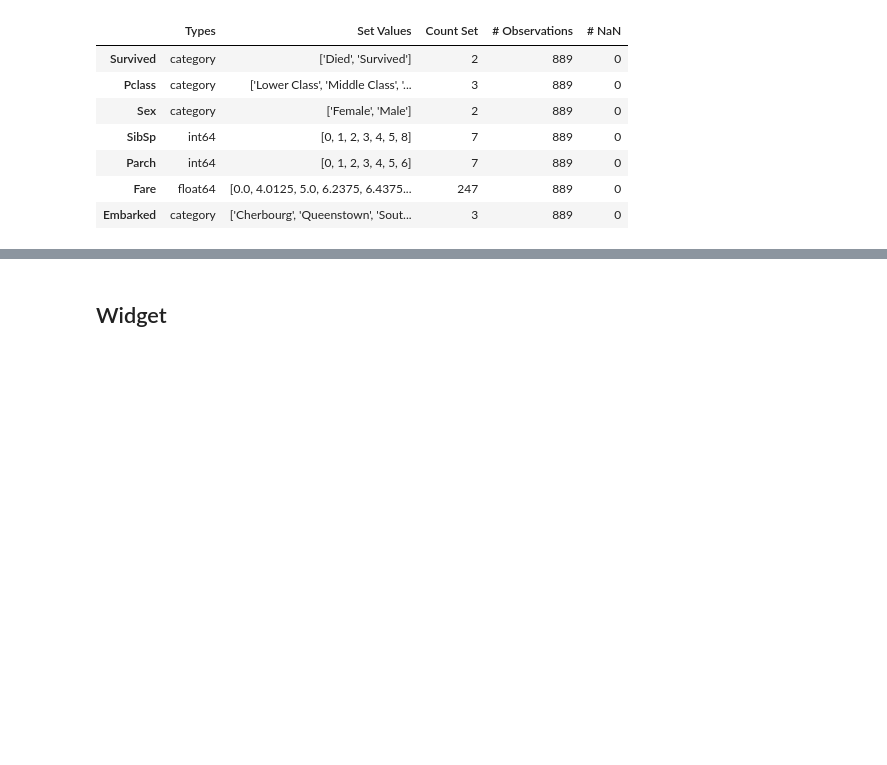
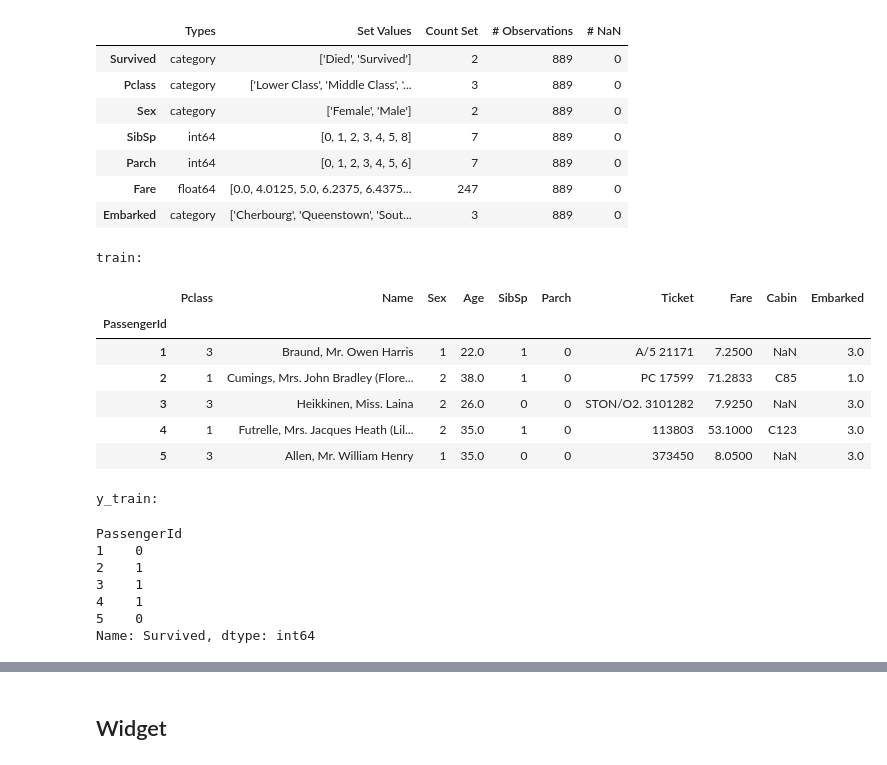
Before and after one commit to osl-pocs/skdata, a Jupyter notebook: notebooks/Widget-Introduction.ipynb, the cells around one changed output, grey strips where cells are left out. Drawn from its saved outputs; the diff is of its cells as text; code cells hidden in the pictures; blank space fills up the shorter version.

```diff
--- a/notebooks/Introduction.ipynb
+++ b/notebooks/Widget-Introduction.ipynb
@@ -203,0 +233,35 @@ daw.summary()
+# %%
+train = daw._data.copy()
+
+train.Sex.replace('male', 1, inplace=True)
+train.Sex.replace('female', 2, inplace=True)
+train.Embarked.replace('C', 1, inplace=True)
+train.Embarked.replace('Q', 2, inplace=True)
+train.Embarked.replace('S', 3, inplace=True)
+
+y_train = train['Survived'].copy()
+
+train.drop('Survived', axis=1, inplace=True)
+
+print('train:')
+display(train.head())
+
+print('y_train:')
+display(y_train.head())
+# %% [output]
+train:
+|  | Pclass | Name | Sex | Age | SibSp | Parch | Ticket | Fare | Cabin | Embarked |
+| PassengerId |  |  |  |  |  |  |  |  |  |  |
+| 1 | 3 | Braund, Mr. Owen Harris | 1 | 22.0 | 1 | 0 | A/5 21171 | 7.2500 | NaN | 3.0 |
+| 2 | 1 | Cumings, Mrs. John Bradley (Flore... | 2 | 38.0 | 1 | 0 | PC 17599 | 71.2833 | C85 | 1.0 |
+| 3 | 3 | Heikkinen, Miss. Laina | 2 | 26.0 | 0 | 0 | STON/O2. 3101282 | 7.9250 | NaN | 3.0 |
+| 4 | 1 | Futrelle, Mrs. Jacques Heath (Lil... | 2 | 35.0 | 1 | 0 | 113803 | 53.1000 | C123 | 3.0 |
+| 5 | 3 | Allen, Mr. William Henry | 1 | 35.0 | 0 | 0 | 373450 | 8.0500 | NaN | 3.0 |
+y_train:
+PassengerId
+1    0
+2    1
+3    1
+4    1
+5    0
+Name: Survived, dtype: int64
```
Also changed, not shown: parts of 11 cells of this notebook, 2 other files.
